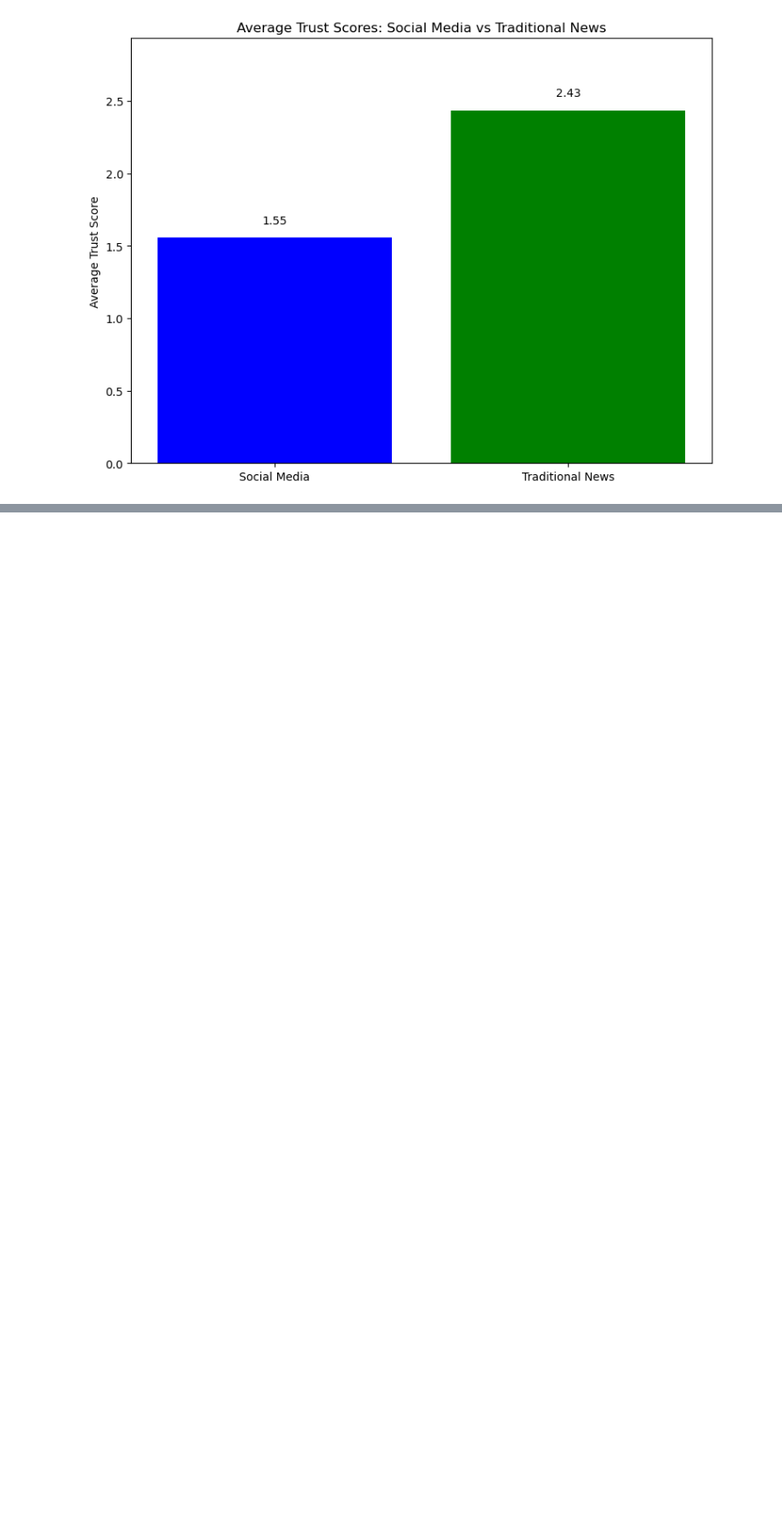
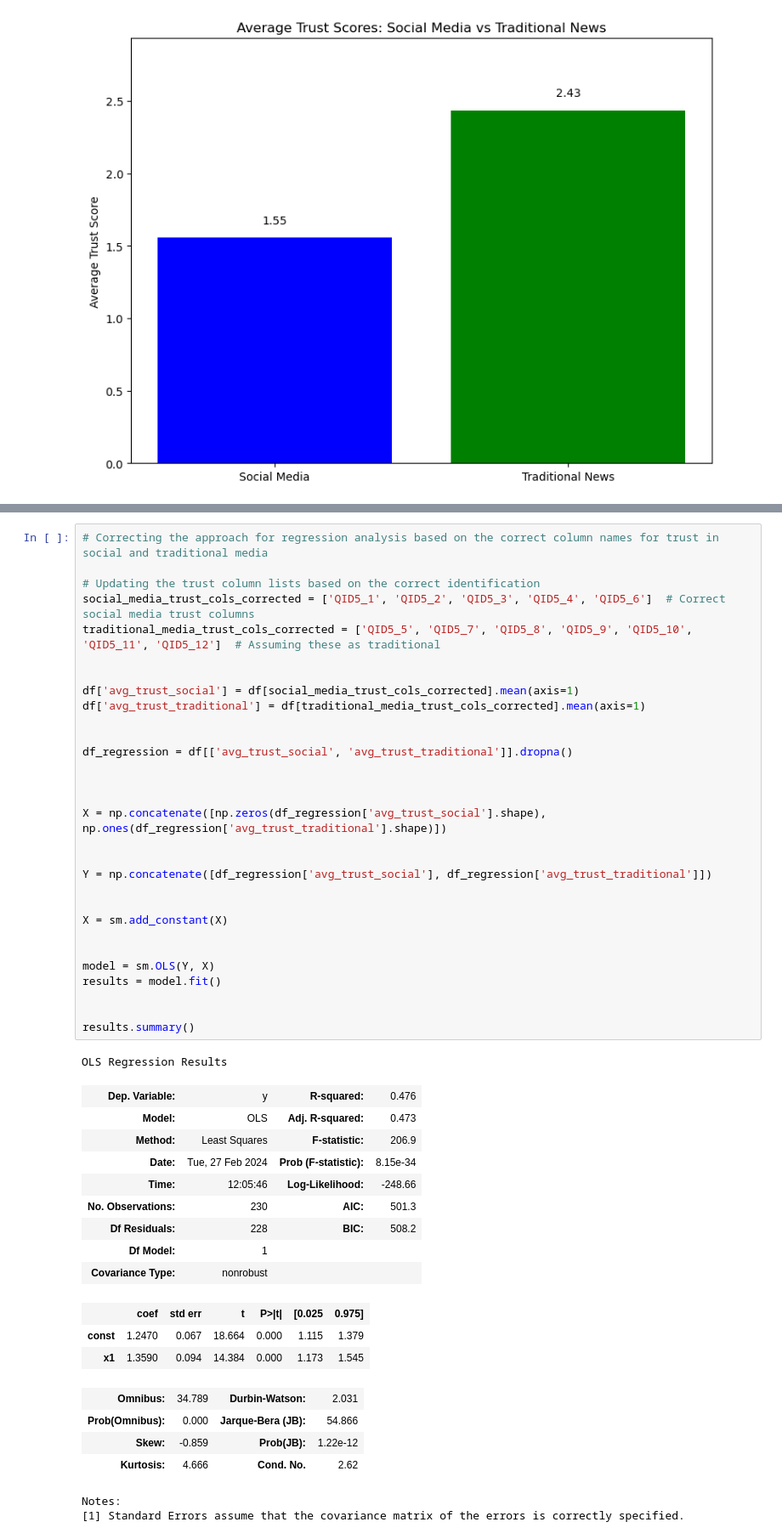
Before and after one commit to XingchenZng/2024Fall-Consulting, a Jupyter notebook: complete.ipynb, the cells around one changed output, grey strips where cells are left out. Shown at 85% size. Saved outputs shown, nothing was run; the diff lists cells and outputs as text; blank space fills up the shorter version.

```diff
--- a/complete.ipynb
+++ b/complete.ipynb
@@ -176,0 +350,50 @@ plt.show()
+# %%
+# Correcting the approach for regression analysis based on the correct column names for trust in social and traditional media
+
+# Updating the trust column lists based on the correct identification
+social_media_trust_cols_corrected = ['QID5_1', 'QID5_2', 'QID5_3', 'QID5_4', 'QID5_6']  # Correct social media trust columns
+traditional_media_trust_cols_corrected = ['QID5_5', 'QID5_7', 'QID5_8', 'QID5_9', 'QID5_10', 'QID5_11', 'QID5_12']  # Assuming these as traditional
+
+
+df['avg_trust_social'] = df[social_media_trust_cols_corrected].mean(axis=1)
+df['avg_trust_traditional'] = df[traditional_media_trust_cols_corrected].mean(axis=1)
+
+
+df_regression = df[['avg_trust_social', 'avg_trust_traditional']].dropna()
+
+
+
+X = np.concatenate([np.zeros(df_regression['avg_trust_social'].shape), np.ones(df_regression['avg_trust_traditional'].shape)])
+
+
+Y = np.concatenate([df_regression['avg_trust_social'], df_regression['avg_trust_traditional']])
+
+
+X = sm.add_constant(X)
+
+
+model = sm.OLS(Y, X)
+results = model.fit()
+
+
+results.summary()
+# %% [output]
+OLS Regression Results
+| Dep. Variable: | y | R-squared: | 0.476 |
+| Model: | OLS | Adj. R-squared: | 0.473 |
+| Method: | Least Squares | F-statistic: | 206.9 |
+| Date: | Tue, 27 Feb 2024 | Prob (F-statistic): | 8.15e-34 |
+| Time: | 12:05:46 | Log-Likelihood: | -248.66 |
+| No. Observations: | 230 | AIC: | 501.3 |
+| Df Residuals: | 228 | BIC: | 508.2 |
+| Df Model: | 1 |  |  |
+| Covariance Type: | nonrobust |  |  |
+|  | coef | std err | t | P>|t| | [0.025 | 0.975] |
+| const | 1.2470 | 0.067 | 18.664 | 0.000 | 1.115 | 1.379 |
+| x1 | 1.3590 | 0.094 | 14.384 | 0.000 | 1.173 | 1.545 |
+| Omnibus: | 34.789 | Durbin-Watson: | 2.031 |
+| Prob(Omnibus): | 0.000 | Jarque-Bera (JB): | 54.866 |
+| Skew: | -0.859 | Prob(JB): | 1.22e-12 |
+| Kurtosis: | 4.666 | Cond. No. | 2.62 |
+Notes:
+[1] Standard Errors assume that the covariance matrix of the errors is correctly specified.
```
Also changed, not shown: parts of 5 cells of this notebook.
